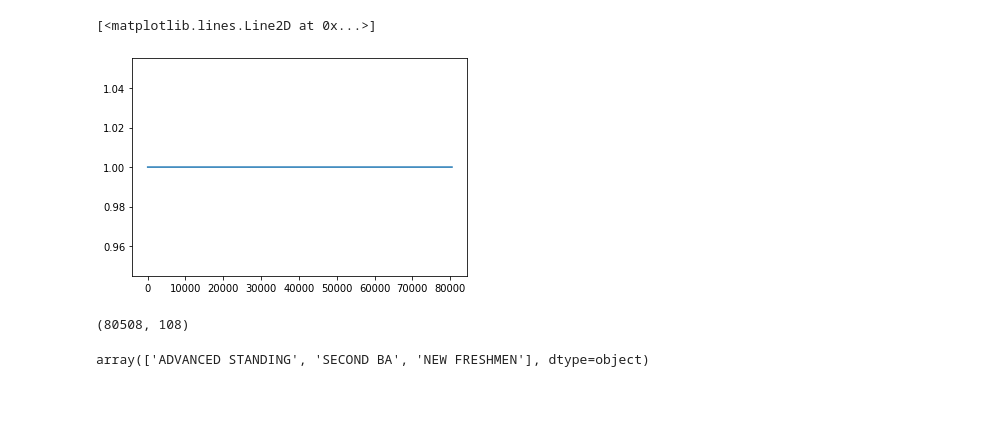
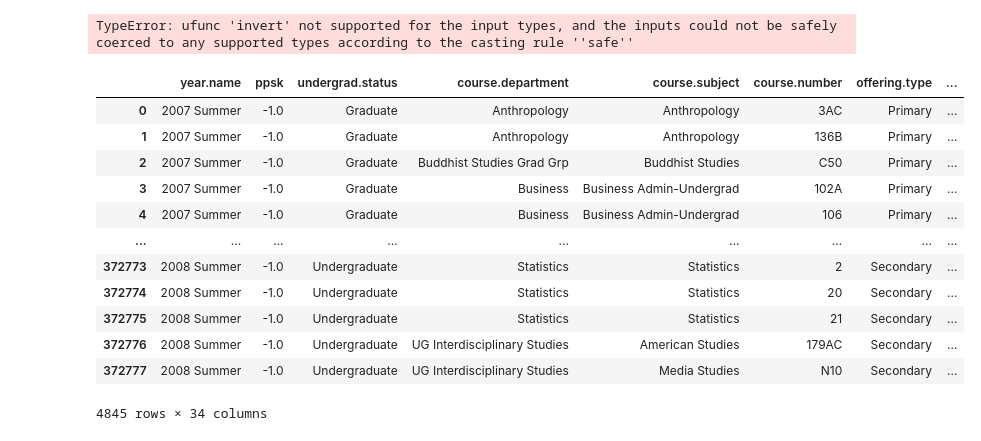
Before and after one commit to PaulDTP/Berkeley_Jacobs, a Jupyter notebook: test.ipynb, the cells around one changed output. Cells and saved outputs as stored; diff of their text form; code cells hidden in the pictures; blank space fills up the shorter version.

```diff
--- a/test.ipynb
+++ b/test.ipynb
@@ -46,13 +14,26 @@ Length: 8694864, dtype: object
-# %%
-plt.plot(stem.index, 'count', data = stem)
-# %% [output]
-[<matplotlib.lines.Line2D at 0x...>]
-[figure, removed]
-# %%
-stem.shape
-# %% [output]
-(80508, 108)
-# %%
-pd.read_table(pathways[1])['entry'].unique()
-# %% [output]
-array(['ADVANCED STANDING', 'SECOND BA', 'NEW FRESHMEN'], dtype=object)
+# %%
+course_data.sort()
+student_courses = pd.DataFrame()
+for f in course_data:
+    student_courses = student_courses.append(pd.read_table(f))
+# %%
+student_courses = student_courses[~student_courses['ppsk'].isnull()]
+student_courses = student_courses[student_courses['ppsk'] != -1]
+# %% [output]
+TypeError: ufunc 'invert' not supported for the input types, and the inputs could not be safely coerced to any supported types according to the casting rule ''safe''
+# %%
+student_courses
+# %% [output]
+|  | year.name | ppsk | undergrad.status | course.department | course.subject | course.number | offering.type | ... |
+| 0 | 2007 Summer | -1.0 | Graduate | Anthropology | Anthropology | 3AC | Primary | ... |
+| 1 | 2007 Summer | -1.0 | Graduate | Anthropology | Anthropology | 136B | Primary | ... |
+| 2 | 2007 Summer | -1.0 | Graduate | Buddhist Studies Grad Grp | Buddhist Studies | C50 | Primary | ... |
+| 3 | 2007 Summer | -1.0 | Graduate | Business | Business Admin-Undergrad | 102A | Primary | ... |
+| 4 | 2007 Summer | -1.0 | Graduate | Business | Business Admin-Undergrad | 106 | Primary | ... |
+| ... | ... | ... | ... | ... | ... | ... | ... | ... |
+| 372773 | 2008 Summer | -1.0 | Undergraduate | Statistics | Statistics | 2 | Secondary | ... |
+| 372774 | 2008 Summer | -1.0 | Undergraduate | Statistics | Statistics | 20 | Secondary | ... |
+| 372775 | 2008 Summer | -1.0 | Undergraduate | Statistics | Statistics | 21 | Secondary | ... |
+| 372776 | 2008 Summer | -1.0 | Undergraduate | UG Interdisciplinary Studies | American Studies | 179AC | Secondary | ... |
+| 372777 | 2008 Summer | -1.0 | Undergraduate | UG Interdisciplinary Studies | Media Studies | N10 | Secondary | ... |
+4845 rows × 34 columns
```
Also changed, not shown: parts of 4 cells of this notebook, 1 other file.
